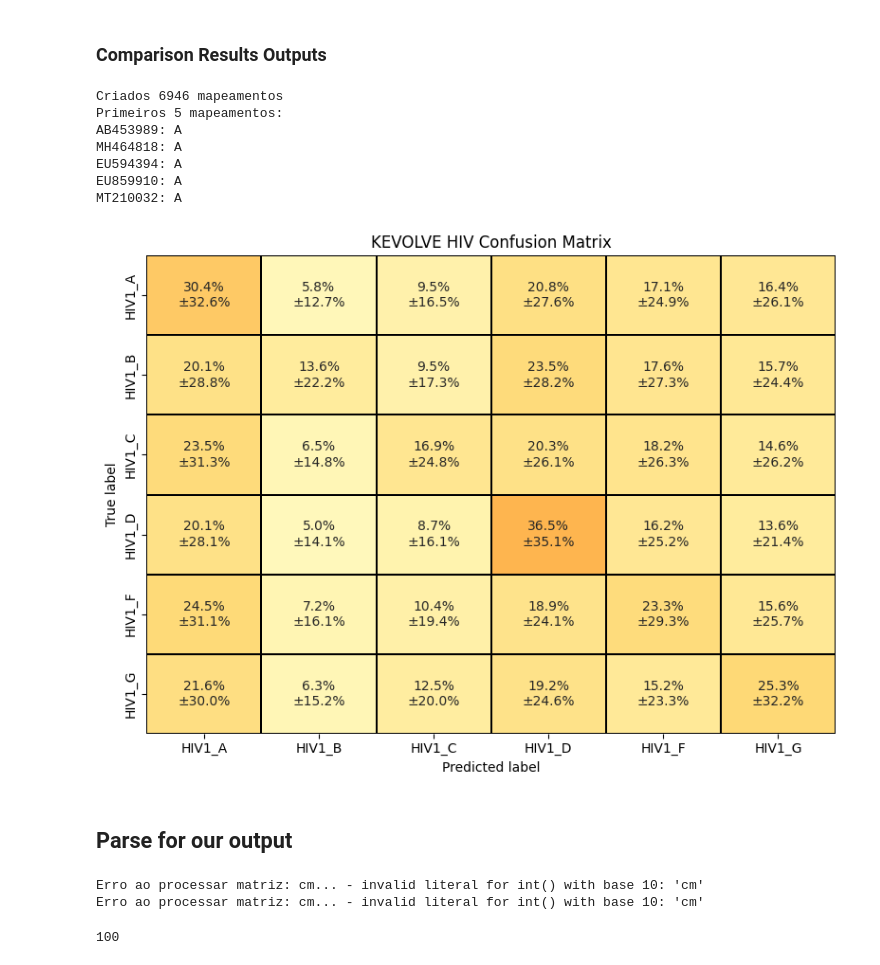
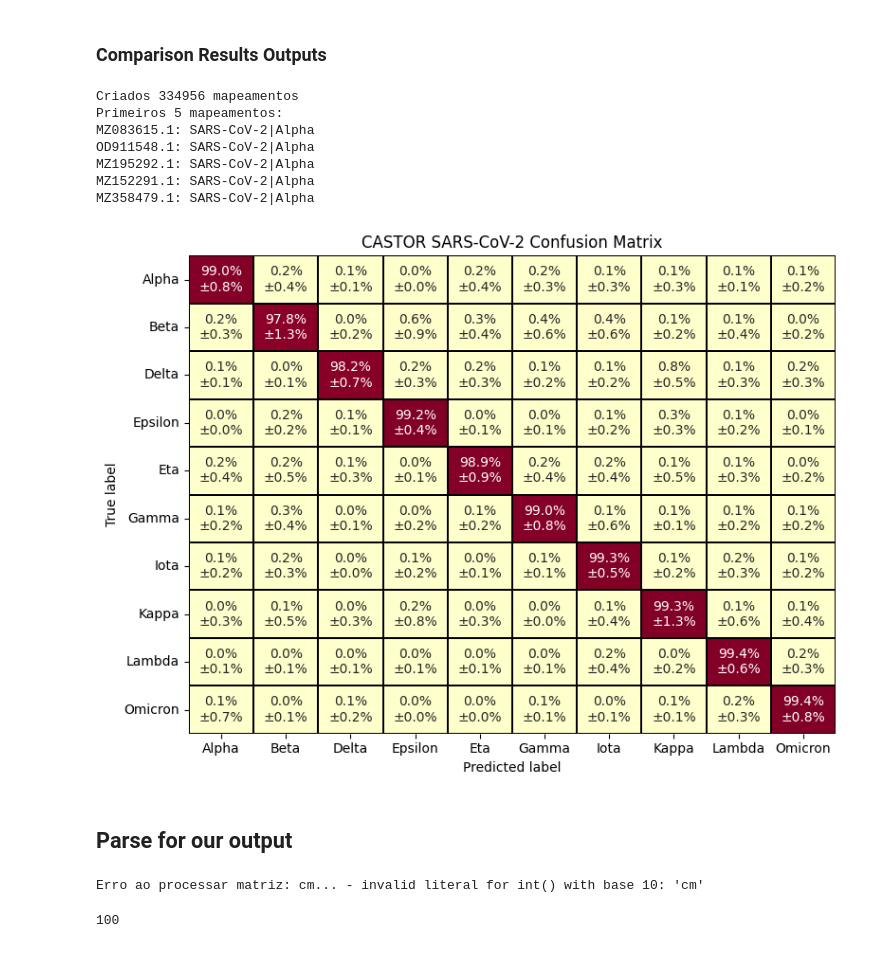
Before and after one commit to SALIPE/genomic-extractor, a Jupyter notebook: notebooks/graph_gen.ipynb, the cells around one changed output. Cells and saved outputs as stored; diff of their text form; code cells hidden in the pictures.

```diff
--- a/notebooks/graph_gen.ipynb
+++ b/notebooks/graph_gen.ipynb
@@ -10,12 +10,12 @@ from sklearn.metrics import confusion_matrix,precision_recall_fscore_support
 # %% [markdown]
 ### Comparison Results Outputs
 # %%
-with open('/home/salipe/Desktop/genomic-extractor/comparison_scripts/hbv_ids', 'r') as f:
+with open('/home/salipe/Desktop/genomic-extractor/comparison_scripts/sars_ids', 'r') as f:
     ids_fasta = [line.strip() for line in f.readlines()]
 
 id_to_variant = {}
 for seq_id in ids_fasta:
-    id_to_variant[seq_id.split('|')[0]] = seq_id.split('|')[1] #+"|"+seq_id.split('|')[2]
+    id_to_variant[seq_id.split('|')[0]] = seq_id.split('|')[1]+"|"+seq_id.split('|')[2]
 
 print(f"Criados {len(id_to_variant)} mapeamentos")
 print("Primeiros 5 mapeamentos:")
@@ -23,13 +23,13 @@ for i, (key, value) in enumerate(id_to_variant.items()):
     if i < 5:
         print(f"{key}: {value}")
 # %% [output]
-Criados 6946 mapeamentos
+Criados 334956 mapeamentos
 Primeiros 5 mapeamentos:
-AB453989: A
-MH464818: A
-EU594394: A
-EU859910: A
-MT210032: A
+MZ083615.1: SARS-CoV-2|Alpha
+OD911548.1: SARS-CoV-2|Alpha
+MZ195292.1: SARS-CoV-2|Alpha
+MZ152291.1: SARS-CoV-2|Alpha
+MZ358479.1: SARS-CoV-2|Alpha
 # %%
 h = '/home/salipe/Desktop/genomic-extractor/comparison_scripts'
 # %%
@@ -70,13 +70,13 @@ def create_confusion_matrix_from_csv(original_data_path, title, id_to_variant):
         # df['y_true'] = df['id'].str.split('|').str[2]
 
         # to hiv
-        df['y_true'] = df['id'].str.split('|').str[1]
+        # df['y_true'] = df['id'].str.split('|').str[1]
 
         # to denv outputs
         # df['y_true'] = df['id'].str.split('_').str[0]
 
         # to denv,sars and hbv castor outputs
-        # df['y_true'] = df['id'].map(id_to_variant)
+        df['y_true'] = df['id'].map(id_to_variant)
 
         y_true = df['y_true']
         y_pred = df['y_pred']
@@ -142,22 +142,22 @@ def create_confusion_matrix_from_csv(original_data_path, title, id_to_variant):
                 vmax=1)
 
     ax.set_title(title)
-    # ax.set_xticklabels(covlabels)
+    ax.set_xticklabels(covlabels, rotation=0)
     ax.set_ylabel("True label")
     ax.set_xlabel("Predicted label")
-    # ax.yaxis.set_ticklabels(covlabels, rotation=0)
+    ax.yaxis.set_ticklabels(covlabels)
 
-    plt.savefig("kevolve_hiv_cm.pdf", dpi=300, format="pdf", bbox_inches="tight")
+    plt.savefig("castor_sars_cm.pdf", dpi=300, format="pdf", bbox_inches="tight")
     plt.tight_layout()
     plt.show()
 # %%
-var = "hiv"
+var = "sars"
 castor_results = f"{h}/castor_results/{var}/bench_{var}"
 kevolve_results = f"{h}/kevolve_results/{var}/bench_{var}"
 
-create_confusion_matrix_from_csv(kevolve_results, "KEVOLVE HIV Confusion Matrix", id_to_variant)
+create_confusion_matrix_from_csv(castor_results, "CASTOR SARS-CoV-2 Confusion Matrix", id_to_variant)
 # %% [output]
-[figure, old version]
+[figure, new version]
 # %% [markdown]
 ## Parse for our output
 # %%
@@ -197,14 +197,17 @@ def analyze_confusion_matrices_from_csv(csv_file_path):
     return np.array(confusion_matrices)
 # %%
 # labels = ["Omicron","Beta","Epsilon","Eta","Gamma","Lambda","Delta","Kappa","Iota","Alpha"]
-labels = ["B",'A','C','D','E','F']
-results = analyze_confusion_matrices_from_csv("./benchmark_results_covid_2.csv")
-# results = analyze_confusion_matrices_from_csv("/home/salipe/Desktop/genomic-extractor/GREAC/output/benchmark_results_dengue.csv")
-results = analyze_confusion_matrices_from_csv("/home/salipe/Desktop/genomic-extractor/GREAC/output-7/benchmark_results_hbv.csv")
+# labels = ["B",'A','C','D','E','F']
+# labels = ["type3","type1","type4","type2"]
+labels = ["HIV1_F","HIV1_C","HIV1_D","HIV1_B","HIV1_G","HIV1_A"]
+
+# results = analyze_confusion_matrices_from_csv("./benchmark_results_covid_2.csv")
+# results = analyze_confusion_matrices_from_csv("/home/salipe/Desktop/genomic-extractor/GREAC/output-6/benchmark_results_denv.csv")
+# results = analyze_confusion_matrices_from_csv("/home/salipe/Desktop/genomic-extractor/GREAC/output-7/benchmark_results_hbv.csv")
+results = analyze_confusion_matrices_from_csv("/home/salipe/Desktop/genomic-extractor/GREAC/output-7/benchmark_results_hiv.csv")
 len(results)
 # %% [output]
 Erro ao processar matriz: cm... - invalid literal for int() with base 10: 'cm'
-Erro ao processar matriz: cm... - invalid literal for int() with base 10: 'cm'
 100
 # %%
 # ===== MATRIZ DE CONFUSÃO COM DESVIO PADRÃO =====
```
Also changed, not shown: parts of 1 cell of this notebook, 31 other files.
